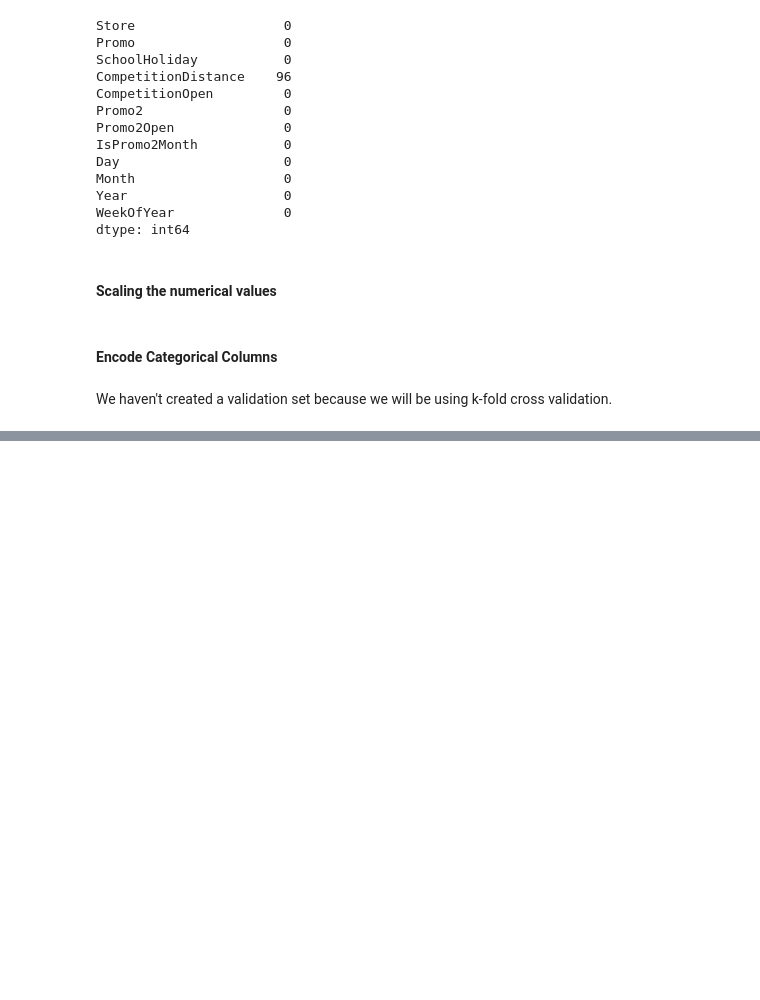
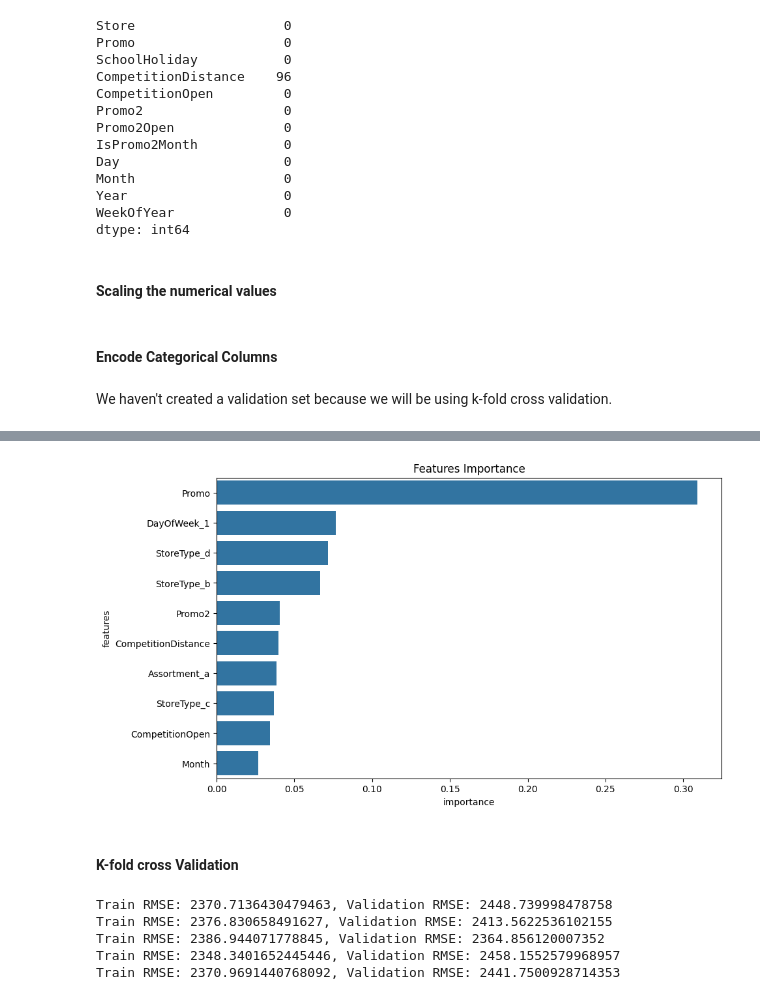
Before and after one commit to RawatRahul14/Machine-Learning-using-Python, a Jupyter notebook: 05. XG Boost/gradient_boosting_machine.ipynb, the cells around one changed output, grey strips where cells are left out. Saved outputs shown, nothing was run; the diff lists cells and outputs as text; code cells hidden in the pictures; blank space fills up the shorter version.

```diff
--- a/05. XG Boost/gradient_boosting_machine.ipynb
+++ b/05. XG Boost/gradient_boosting_machine.ipynb
@@ -301,0 +405,5 @@ We haven't created a validation set because we will be using k-fold cross valida
+# %%
+importance_df = pd.DataFrame({
+    "features": X_train.columns,
+    "importance": model.feature_importances_
+}).sort_values(by = "importance", ascending = False)
@@ -301,0 +424,10 @@ We haven't created a validation set because we will be using k-fold cross valida
+# %%
+import seaborn as sns
+plt.figure(figsize=(10, 6))
+plt.title("Features Importance")
+sns.barplot(data = importance_df.head(10), x = "importance", y = "features")
+plt.show()
+# %% [output]
+[figure, added]
+# %% [markdown]
+#### K-fold cross Validation
@@ -301,0 +450,23 @@ We haven't created a validation set because we will be using k-fold cross valida
+# %%
+models = []
+
+for train_idxs, val_idxs in kfold.split(X_train):
+
+    X_train_fold, train_targets = X_train.iloc[train_idxs], targets.iloc[train_idxs]
+    X_val, val_targets = X_train.iloc[val_idxs], targets.iloc[val_idxs]
+
+    model, train_rmse, val_rmse = train_and_evaluate(X_train_fold,
+                                                     train_targets,
+                                                     X_val,
+                                                     val_targets,
+                                                     n_estimators = 20,
+                                                     max_depth = 4)
+    models.append(model)
+
+    print(f"Train RMSE: {train_rmse}, Validation RMSE: {val_rmse}")
+# %% [output]
+Train RMSE: 2370.7136430479463, Validation RMSE: 2448.739998478758
+Train RMSE: 2376.830658491627, Validation RMSE: 2413.5622536102155
+Train RMSE: 2386.944071778845, Validation RMSE: 2364.856120007352
+Train RMSE: 2348.3401652445446, Validation RMSE: 2458.1552579968957
+Train RMSE: 2370.9691440768092, Validation RMSE: 2441.7500928714353
```
Also changed, not shown: parts of 60 cells of this notebook, 1 other file.
